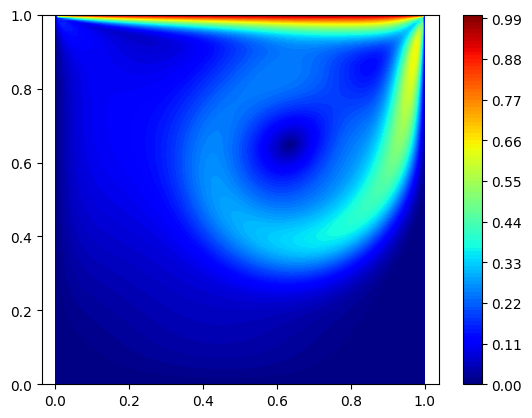
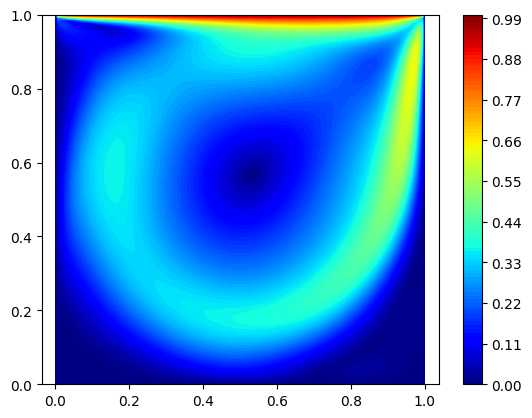
Code edit (unified diff) that turned the first committed figure into the second:
--- before
+++ after
@@ -7,5 +7,5 @@
 dpdx, dpdy = np.gradient(p0, dx, dy)
 
-plt.contourf(X, Y, np.sqrt(a0**2+b0**2), levels=100, cmap="jet")
+plt.contourf(X, Y, np.sqrt(a**2+b**2), levels=100, cmap="jet")
 plt.colorbar()
 plt.contour(X,Y, phi, levels=[0])

Commit: #1 fixing the stresses and adding 2nd order treatments